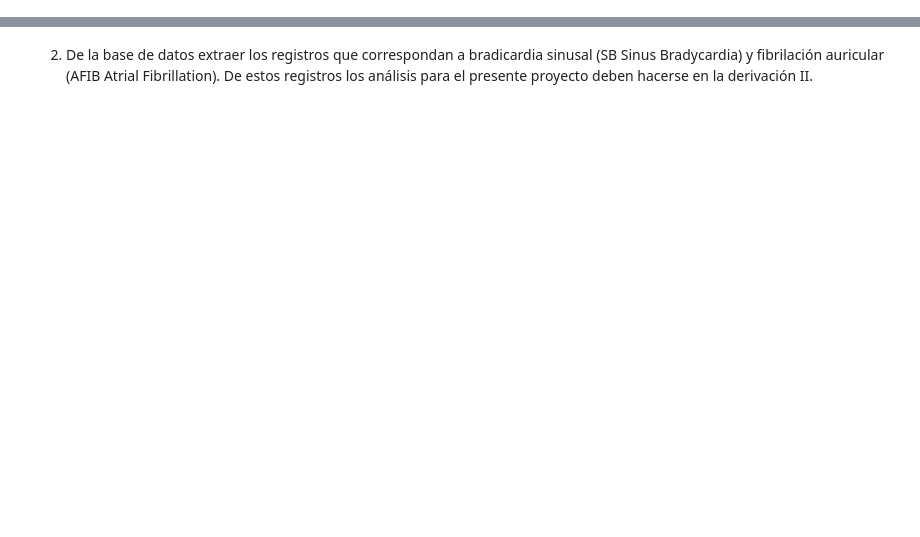
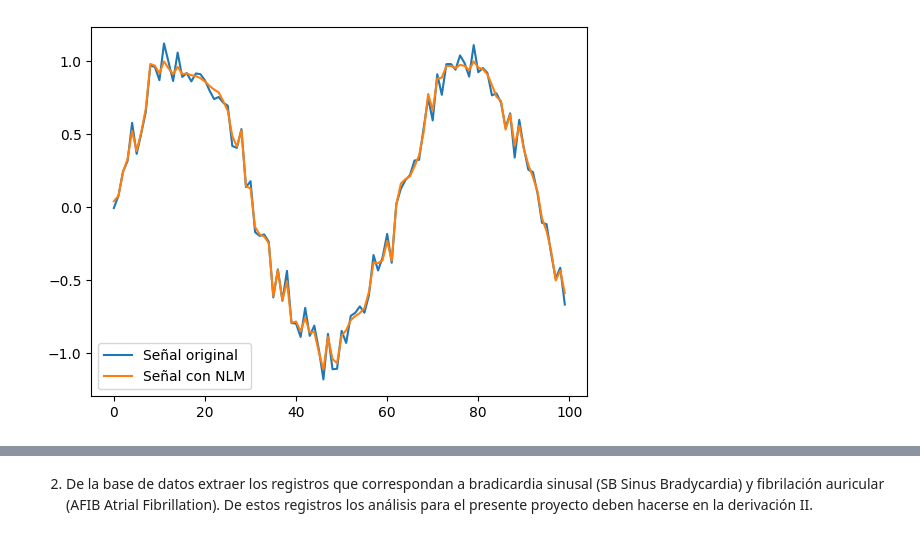
Before and after one commit to ZamantaEst/Lab_Biosenales, a Jupyter notebook: Proyecto_3/Proyecto3_G2_Isabela_Zamanta_Daniel.ipynb, the cells around one changed output, grey strips where cells are left out. Saved outputs shown, nothing was run; the diff lists cells and outputs as text; code cells hidden in the pictures; blank space fills up the shorter version.

```diff
--- a/Proyecto_3/Proyecto3_G2_Isabela_Zamanta_Daniel.ipynb
+++ b/Proyecto_3/Proyecto3_G2_Isabela_Zamanta_Daniel.ipynb
@@ -8,0 +53,19 @@ https://bmcmedinformdecismak.biomedcentral.com/articles/10.1186/s12911-020-01349
+# %%
+from skimage.restoration import denoise_nl_means
+
+# Datos de ejemplo
+x = np.linspace(0, 10, 100)
+signal = np.sin(x) + np.random.normal(0, 0.1, size=len(x))
+signal_2 = signal.reshape(1, -1)
+
+# Aplicar NLM
+F_signal = denoise_nl_means(signal_2, patch_size=5, patch_distance=6)
+
+
+
+plt.plot(signal, label='Señal original')
+plt.plot(F_signal, label='Señal con NLM')
+plt.legend()
+plt.show()
+# %% [output]
+[figure, added]
```
Also changed, not shown: parts of 72 cells of this notebook.
